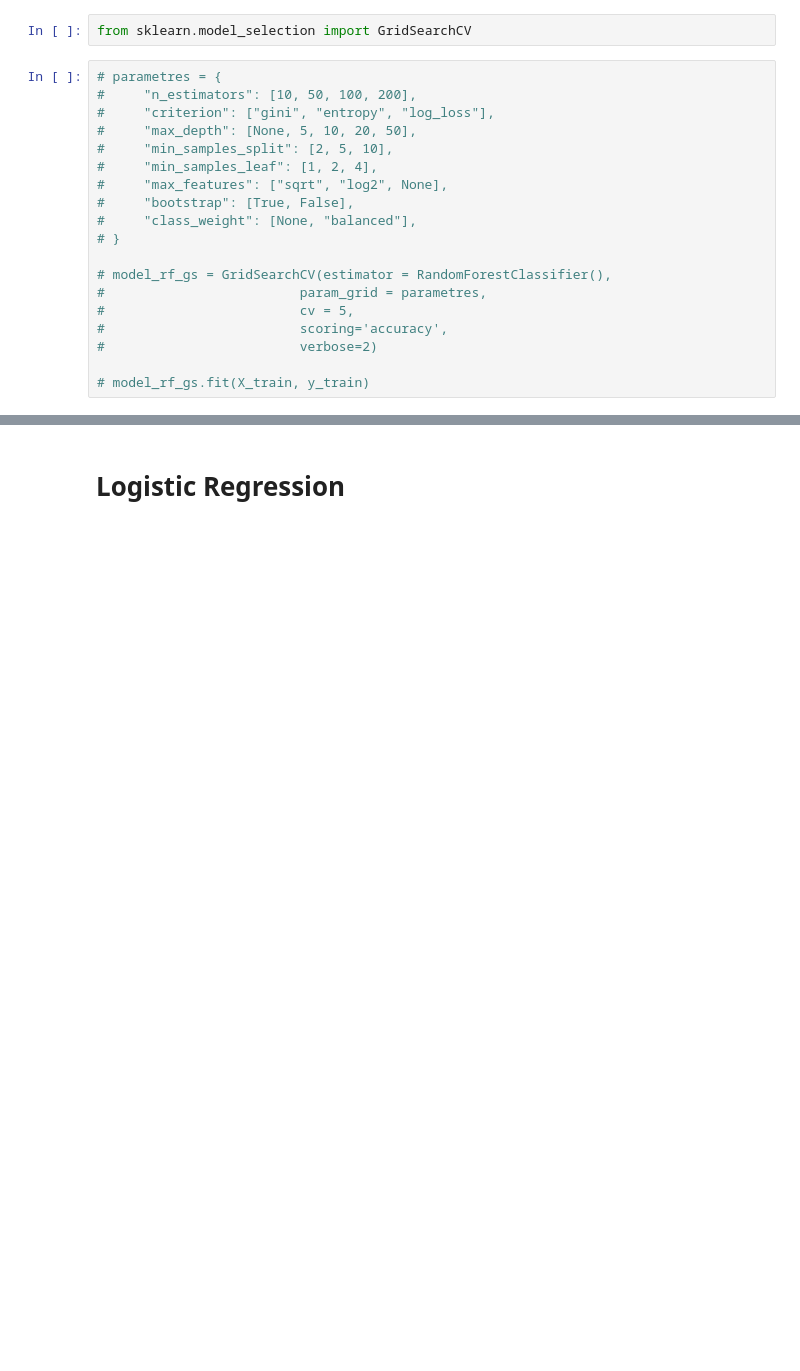
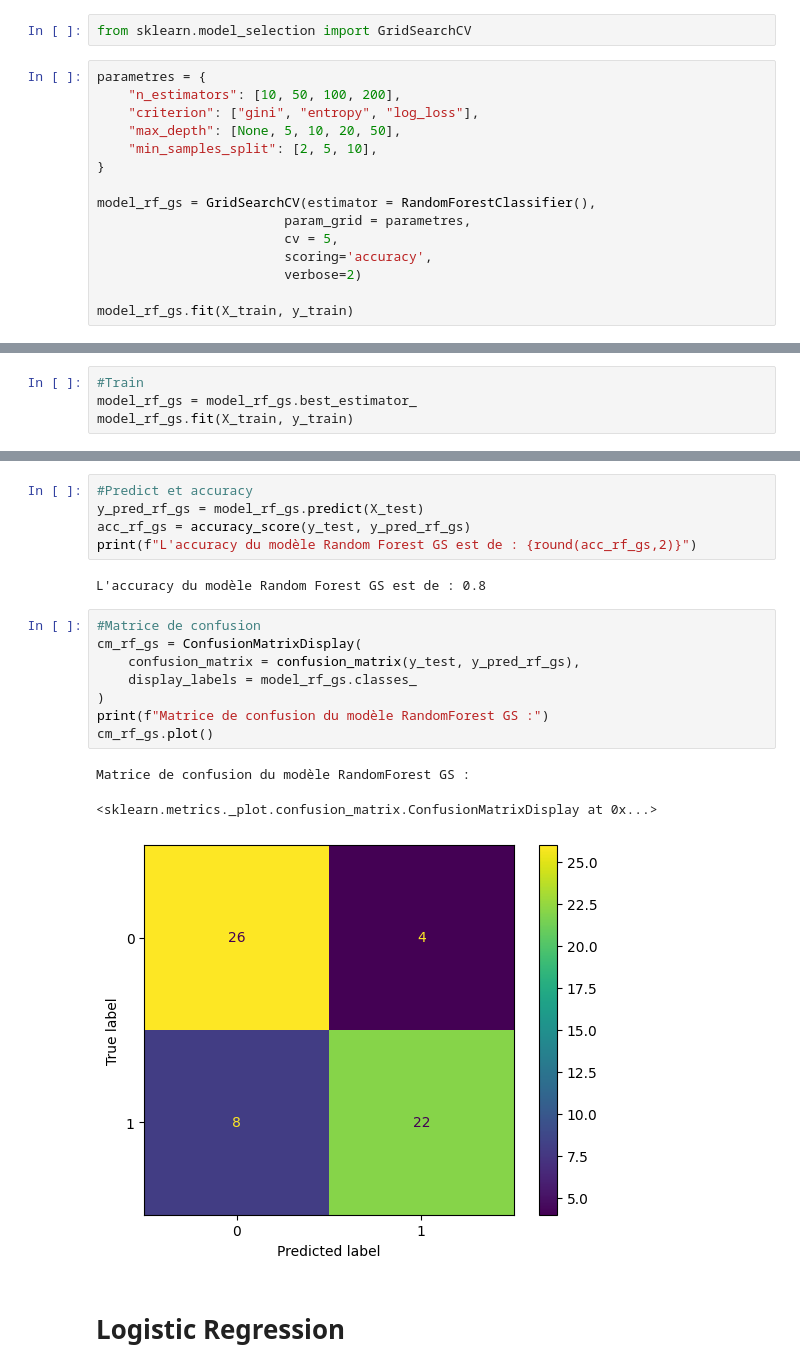
Before and after one commit to maxenceLIOGIER/LLM, a Jupyter notebook: notebooks/exp_ML_securite.ipynb, the cells around one changed output, grey strips where cells are left out. Saved outputs shown, nothing was run; the diff lists cells and outputs as text; blank space fills up the shorter version.

```diff
--- a/notebooks/exp_ML_securite.ipynb
+++ b/notebooks/exp_ML_securite.ipynb
@@ -162,22 +199,18 @@ L'accuracy du modèle Random Forest est de : 0.65
 # %%
 from sklearn.model_selection import GridSearchCV
 # %%
-# parametres = {
-#     "n_estimators": [10, 50, 100, 200],
-#     "criterion": ["gini", "entropy", "log_loss"],
-#     "max_depth": [None, 5, 10, 20, 50],
-#     "min_samples_split": [2, 5, 10],
-#     "min_samples_leaf": [1, 2, 4],
-#     "max_features": ["sqrt", "log2", None],
-#     "bootstrap": [True, False],
-#     "class_weight": [None, "balanced"],
-# }
+parametres = {
+    "n_estimators": [10, 50, 100, 200],
+    "criterion": ["gini", "entropy", "log_loss"],
+    "max_depth": [None, 5, 10, 20, 50],
+    "min_samples_split": [2, 5, 10],
+}
 
-# model_rf_gs = GridSearchCV(estimator = RandomForestClassifier(),
-#                         param_grid = parametres,
-#                         cv = 5,
-#                         scoring='accuracy',
-#                         verbose=2)
+model_rf_gs = GridSearchCV(estimator = RandomForestClassifier(),
+                        param_grid = parametres,
+                        cv = 5,
+                        scoring='accuracy',
+                        verbose=2)
 
-# model_rf_gs.fit(X_train, y_train)
+model_rf_gs.fit(X_train, y_train)
 # %% [output]
@@ -203,0 +240,4 @@ model_rf_gs
+# %%
+#Train
+model_rf_gs = model_rf_gs.best_estimator_
+model_rf_gs.fit(X_train, y_train)
@@ -204,3 +247,22 @@ model_rf_gs
+# %%
+#Predict et accuracy
+y_pred_rf_gs = model_rf_gs.predict(X_test)
+acc_rf_gs = accuracy_score(y_test, y_pred_rf_gs)
+print(f"L'accuracy du modèle Random Forest GS est de : {round(acc_rf_gs,2)}")
+# %% [output]
+L'accuracy du modèle Random Forest GS est de : 0.8
+# %%
+#Matrice de confusion
+cm_rf_gs = ConfusionMatrixDisplay(
+    confusion_matrix = confusion_matrix(y_test, y_pred_rf_gs),
+    display_labels = model_rf_gs.classes_
+)
+print(f"Matrice de confusion du modèle RandomForest GS :")
+cm_rf_gs.plot()
+# %% [output]
+Matrice de confusion du modèle RandomForest GS :
+<sklearn.metrics._plot.confusion_matrix.ConfusionMatrixDisplay at 0x...>
+[figure, added]
 # %% [markdown]
 # Logistic Regression
 # %%
```
Also changed, not shown: parts of 33 cells of this notebook.
